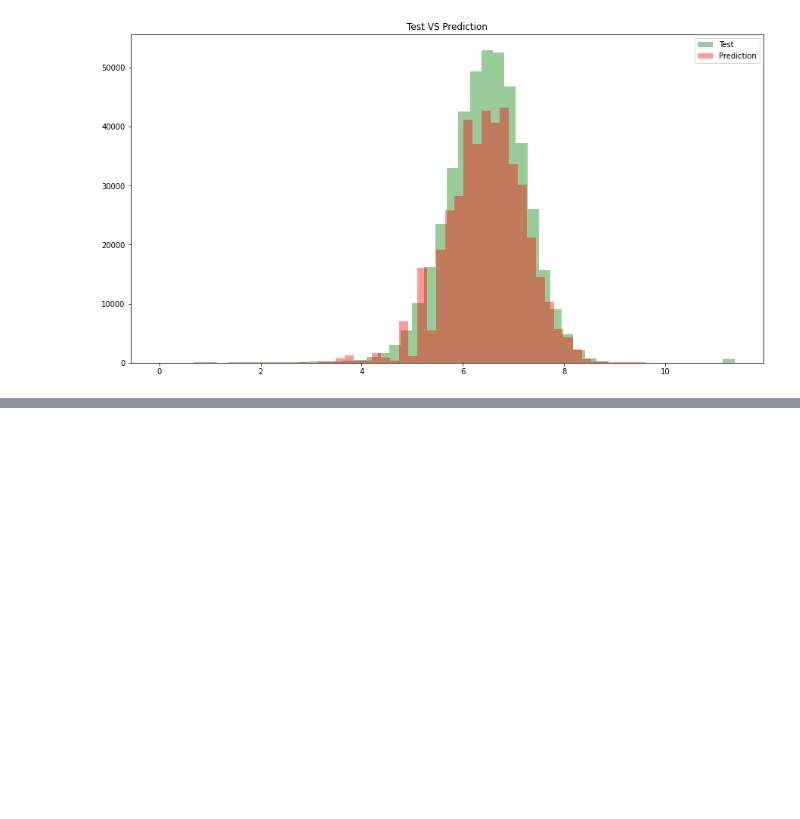
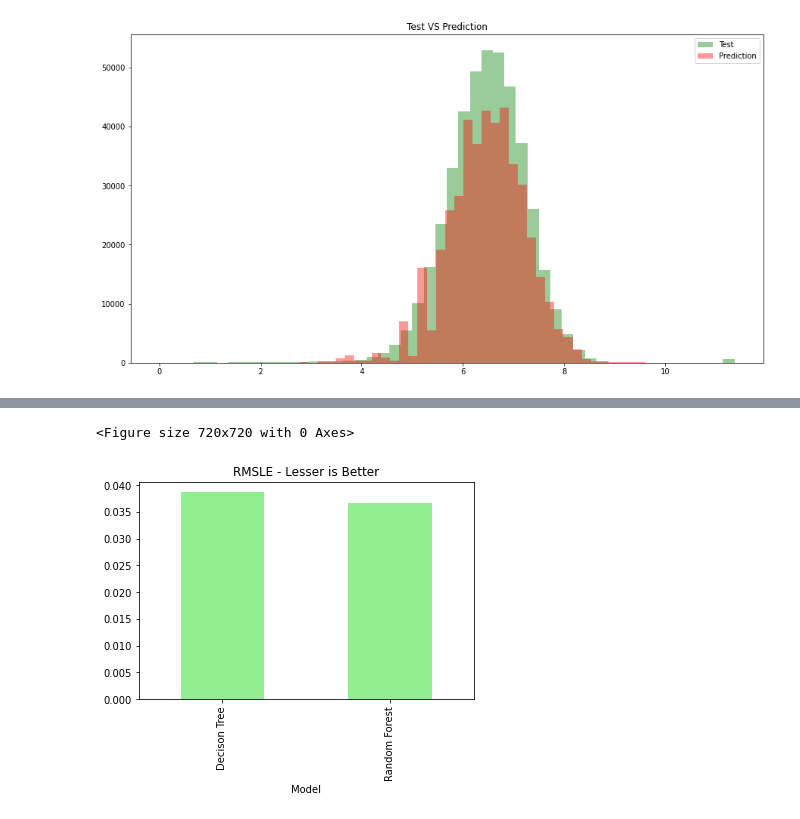
Before and after one commit to Vidhuran-Rajendran/NYC-Taxi-Trip-Time-Prediction, a Jupyter notebook: NYC_Taxi_Trip_Time_Prediction_Capstone_Project.ipynb, the cells around one changed output, grey strips where cells are left out. Saved outputs shown, nothing was run; the diff lists cells and outputs as text; code cells hidden in the pictures; blank space fills up the shorter version.

```diff
--- a/NYC_Taxi_Trip_Time_Prediction_Capstone_Project.ipynb
+++ b/NYC_Taxi_Trip_Time_Prediction_Capstone_Project.ipynb
@@ -643,0 +656,10 @@ Text(0.5, 1.0, 'Test VS Prediction')
+# %%
+#RMSLE plot
+
+plt.figure(figsize=(10,10))
+r2 = pd.DataFrame({'RMSLE':np.array([np.sqrt(mean_squared_log_error(dt_pred, y_test)), np.sqrt(mean_squared_log_error(rf_pred, y_test))]), 'Model':np.array(['Decison Tree', 'Random Forest'])})
+r2.set_index('Model').plot(kind="bar", color="lightgreen", legend=False)
+plt.title("RMSLE - Lesser is Better")
+# %% [output]
+<Figure size 720x720 with 0 Axes>
+[figure, added]
```
Also changed, not shown: parts of 2 cells of this notebook.
